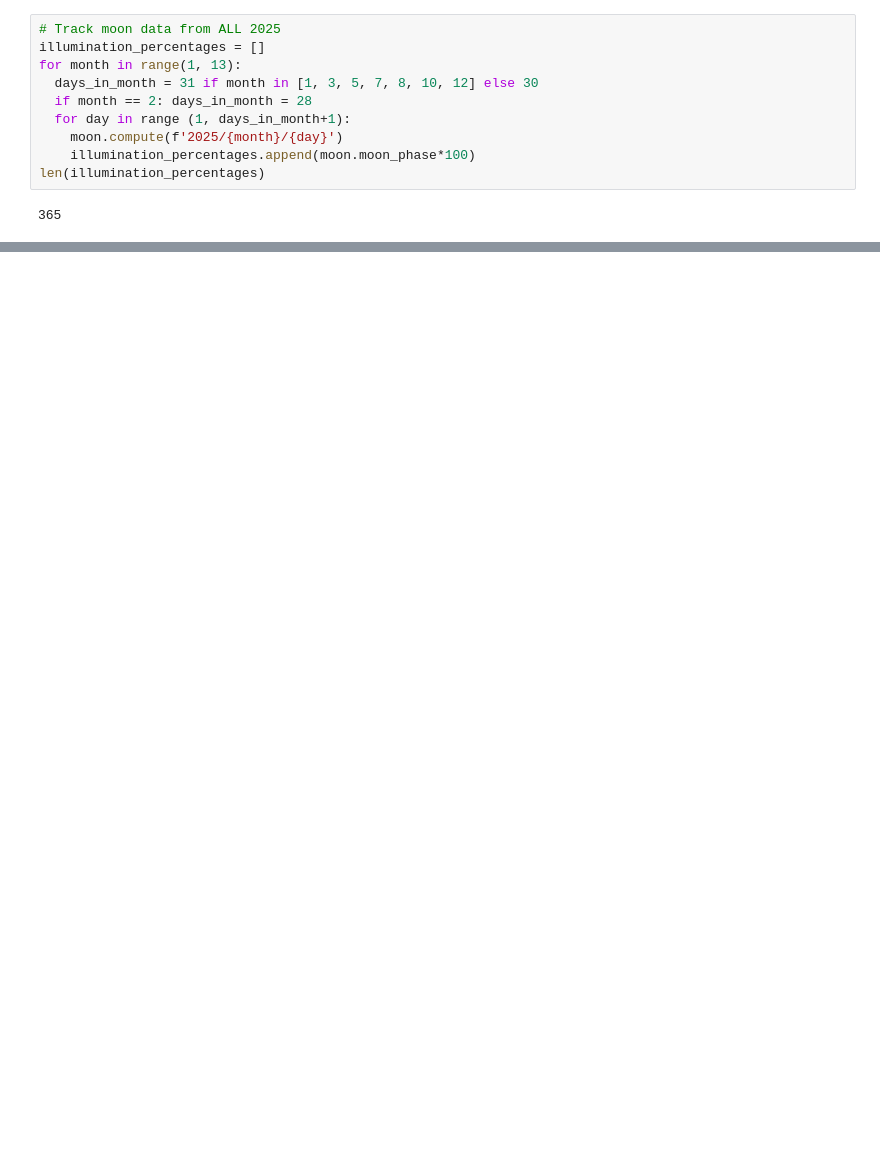
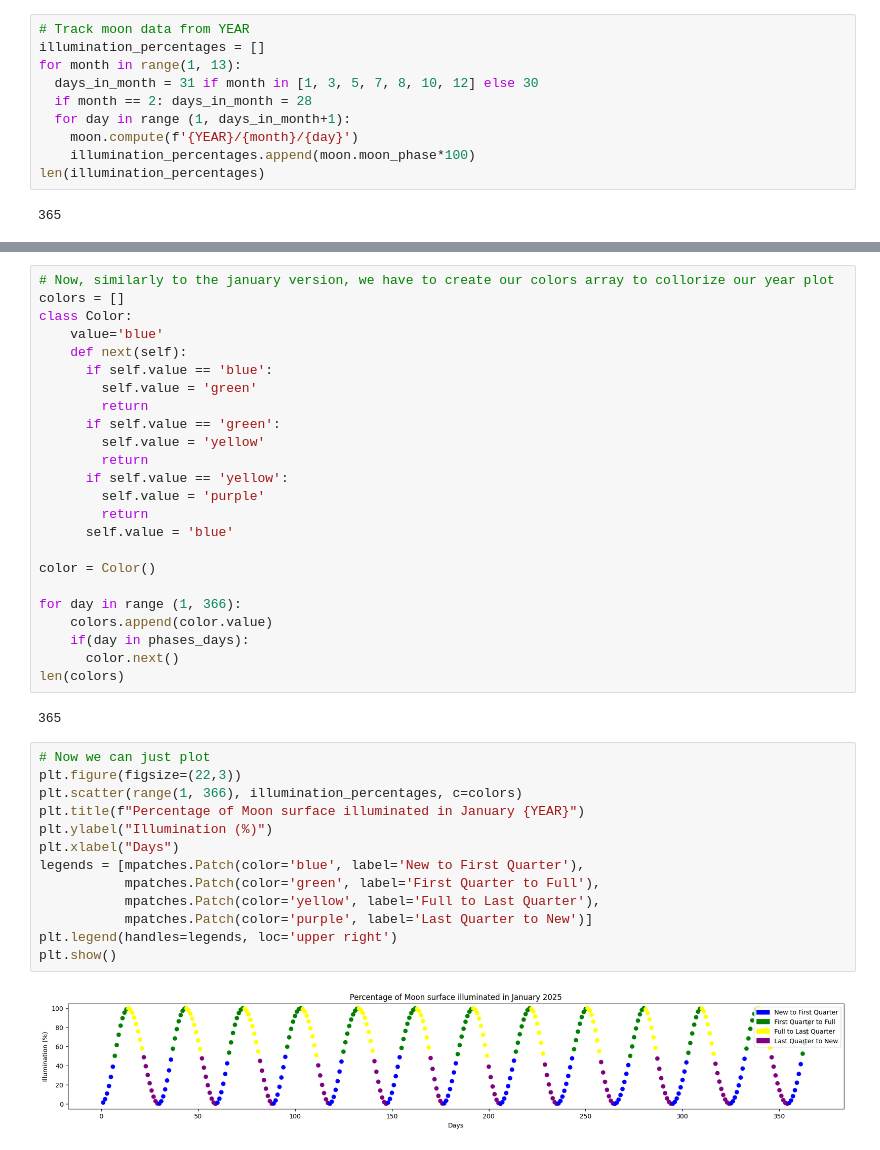
Before and after one commit to pdrzxzz/moon-phases, a Jupyter notebook: Moon_Phases.ipynb, the cells around one changed output, grey strips where cells are left out. Saved outputs shown, nothing was run; the diff lists cells and outputs as text; blank space fills up the shorter version.

```diff
--- a/Moon_Phases.ipynb
+++ b/Moon_Phases.ipynb
@@ -107,13 +97,13 @@ plt.show()
 # %% [markdown]
 ## Amplyfing for all year
 # %%
-# Track moon data from ALL 2025
+# Track moon data from YEAR
 illumination_percentages = []
 for month in range(1, 13):
   days_in_month = 31 if month in [1, 3, 5, 7, 8, 10, 12] else 30
   if month == 2: days_in_month = 28
   for day in range (1, days_in_month+1):
-    moon.compute(f'2025/{month}/{day}')
+    moon.compute(f'{YEAR}/{month}/{day}')
     illumination_percentages.append(moon.moon_phase*100)
 len(illumination_percentages)
 # %% [output]
@@ -161,0 +145,41 @@ phases_days["first_quarter"], phases_days["full_moon"], phases_days["last_quarte
+# %%
+# Now, similarly to the january version, we have to create our colors array to collorize our year plot
+colors = []
+class Color:
+    value='blue'
+    def next(self):
+      if self.value == 'blue':
+        self.value = 'green'
+        return
+      if self.value == 'green':
+        self.value = 'yellow'
+        return
+      if self.value == 'yellow':
+        self.value = 'purple'
+        return
+      self.value = 'blue'
+
+color = Color()
+
+for day in range (1, 366):
+    colors.append(color.value)
+    if(day in phases_days):
+      color.next()
+len(colors)
+# %% [output]
+365
+# %%
+# Now we can just plot
+plt.figure(figsize=(22,3))
+plt.scatter(range(1, 366), illumination_percentages, c=colors)
+plt.title(f"Percentage of Moon surface illuminated in January {YEAR}")
+plt.ylabel("Illumination (%)")
+plt.xlabel("Days")
+legends = [mpatches.Patch(color='blue', label='New to First Quarter'),
+           mpatches.Patch(color='green', label='First Quarter to Full'),
+           mpatches.Patch(color='yellow', label='Full to Last Quarter'),
+           mpatches.Patch(color='purple', label='Last Quarter to New')]
+plt.legend(handles=legends, loc='upper right')
+plt.show()
+# %% [output]
+[figure, added]
```
Also changed, not shown: parts of 16 cells of this notebook.
